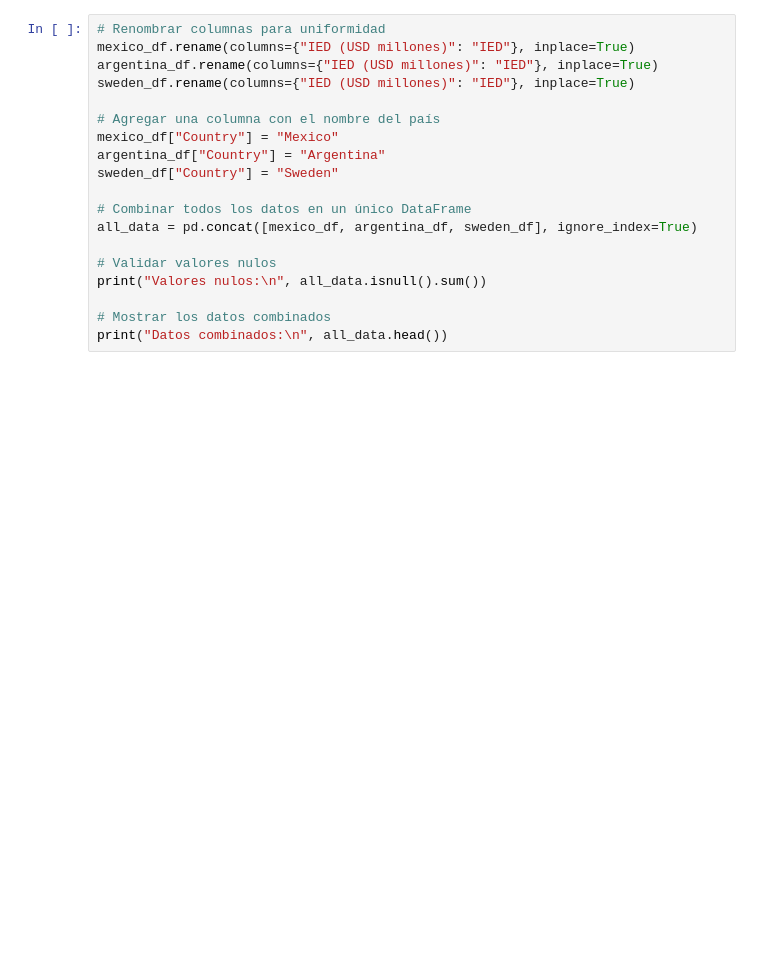
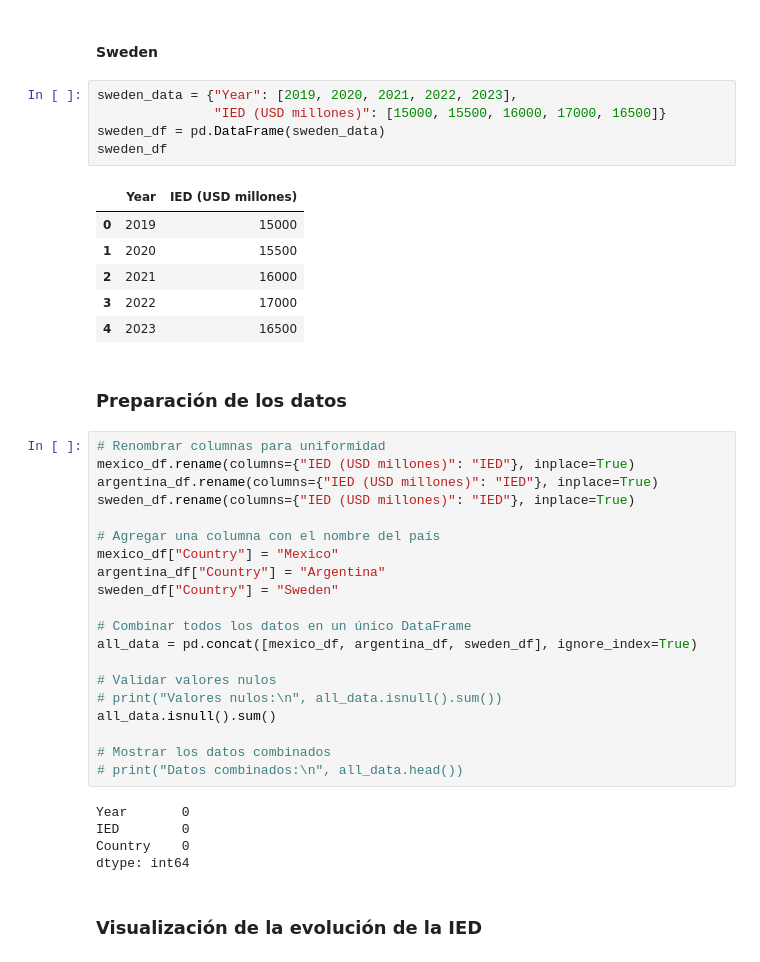
Before and after one commit to hchocobar/ucu-2024-group4-project3, a Jupyter notebook: Proyecto finalll.ipynb, the cells around one changed output. Drawn from its saved outputs; the diff is of its cells as text; blank space fills up the shorter version.

```diff
--- a/Proyecto finalll.ipynb
+++ b/Proyecto finalll.ipynb
@@ -53,3 +55,19 @@ sweden_df = pd.DataFrame(sweden_data)
+# %% [markdown]
+#### Sweden
+# %%
+sweden_data = {"Year": [2019, 2020, 2021, 2022, 2023],
+               "IED (USD millones)": [15000, 15500, 16000, 17000, 16500]}
+sweden_df = pd.DataFrame(sweden_data)
+sweden_df
+# %% [output]
+|  | Year | IED (USD millones) |
+| 0 | 2019 | 15000 |
+| 1 | 2020 | 15500 |
+| 2 | 2021 | 16000 |
+| 3 | 2022 | 17000 |
+| 4 | 2023 | 16500 |
+# %% [markdown]
+### Preparación de los datos
 # %%
 # Renombrar columnas para uniformidad
 mexico_df.rename(columns={"IED (USD millones)": "IED"}, inplace=True)
@@ -65,8 +83,16 @@ sweden_df["Country"] = "Sweden"
 all_data = pd.concat([mexico_df, argentina_df, sweden_df], ignore_index=True)
 
 # Validar valores nulos
-print("Valores nulos:\n", all_data.isnull().sum())
+# print("Valores nulos:\n", all_data.isnull().sum())
+all_data.isnull().sum()
 
 # Mostrar los datos combinados
-print("Datos combinados:\n", all_data.head())
+# print("Datos combinados:\n", all_data.head())
+# %% [output]
+Year       0
+IED        0
+Country    0
+dtype: int64
+# %% [markdown]
+### Visualización de la evolución de la IED
 # %%
```
Also changed, not shown: parts of 12 cells of this notebook.
